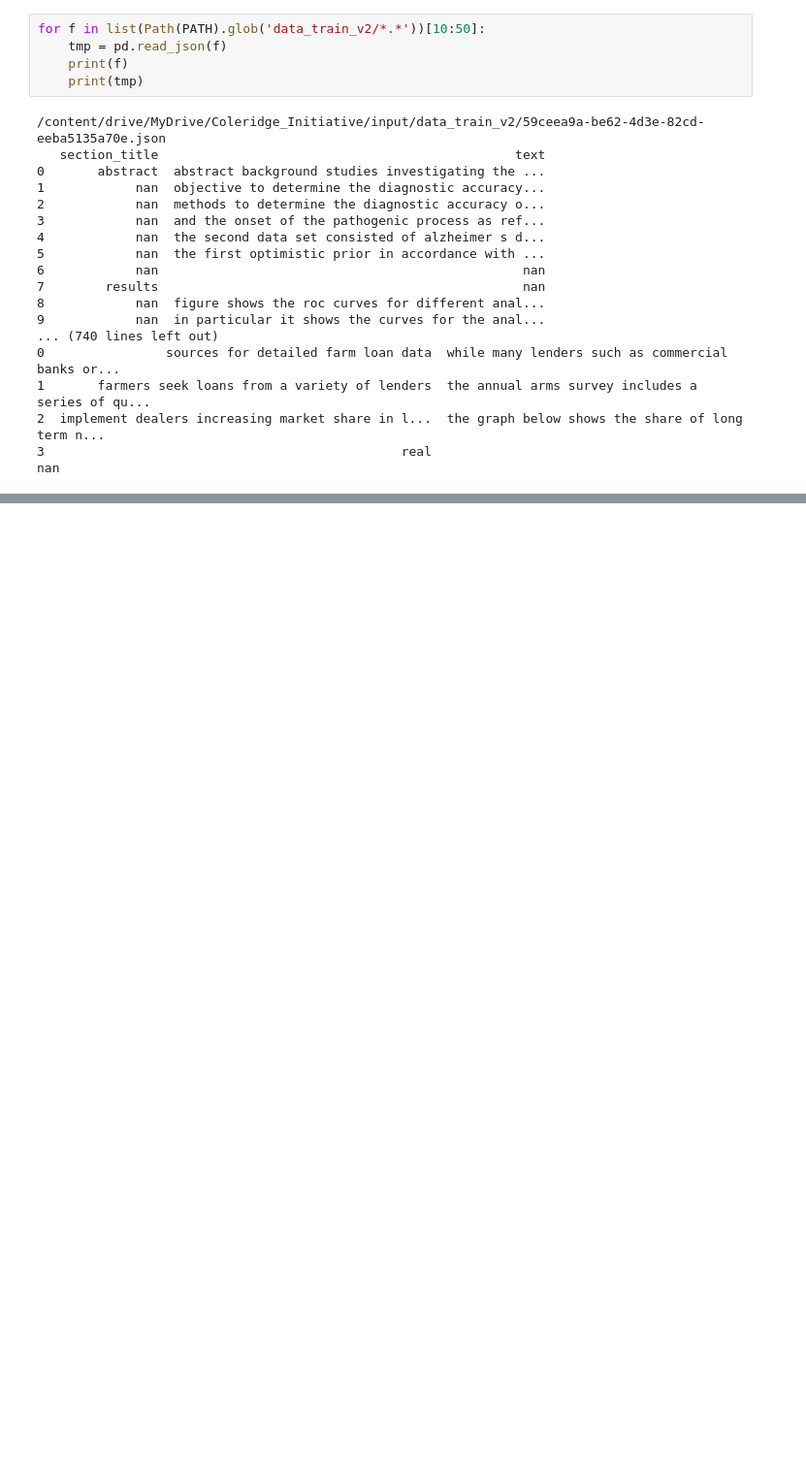
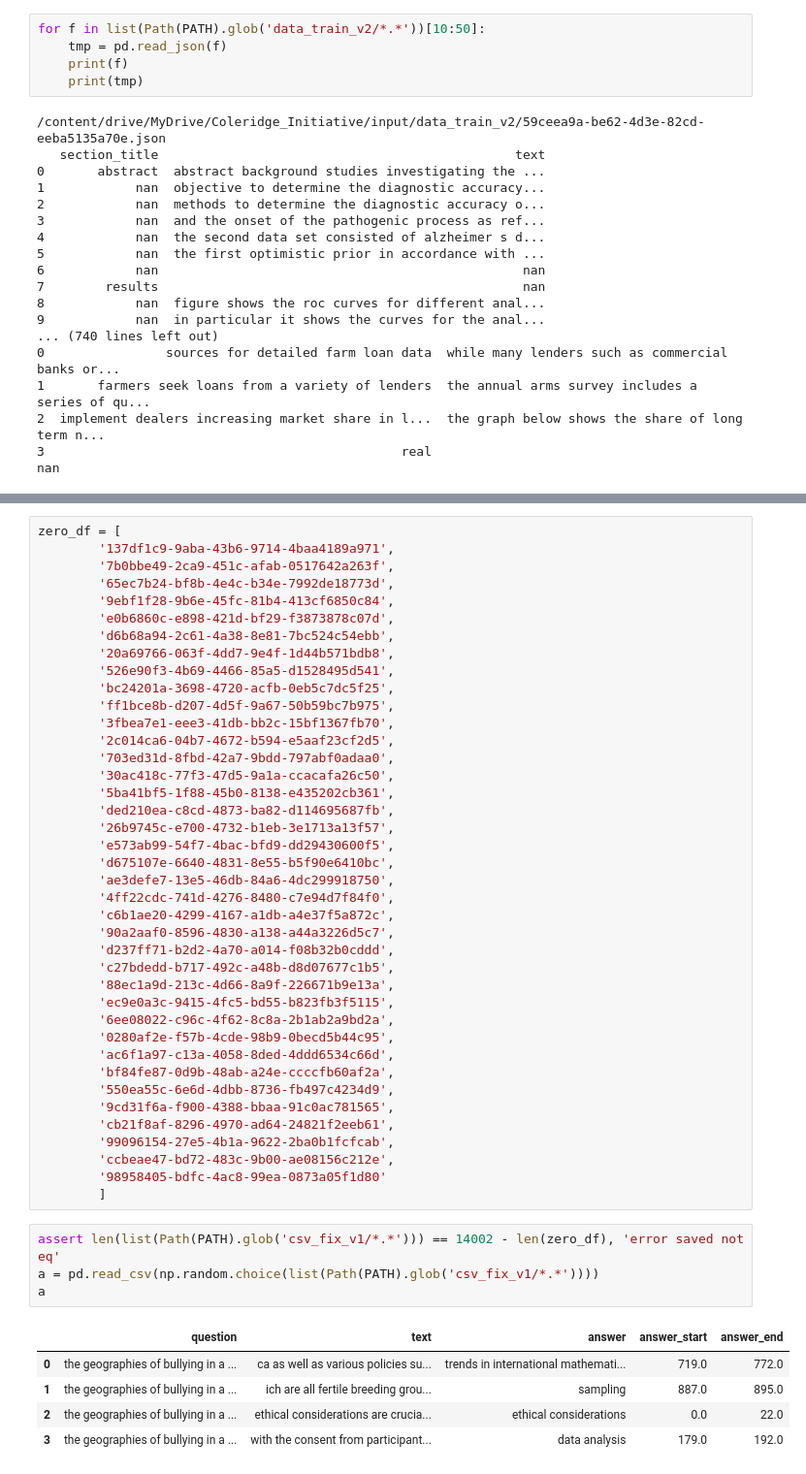
Before and after one commit to beifa/Coleridge_Initiative, a Jupyter notebook: notebook/preprocessing_data.ipynb, the cells around one changed output, grey strips where cells are left out. Shown at 97% size. Saved outputs shown, nothing was run; the diff lists cells and outputs as text; blank space fills up the shorter version.

Commit message:
saved to csv data

```diff
--- a/notebook/preprocessing_data.ipynb
+++ b/notebook/preprocessing_data.ipynb
@@ -400,0 +532,50 @@ for f in list(Path(PATH).glob('data_train_v2/*.*'))[10:50]:
+# %%
+zero_df = [
+        '137df1c9-9aba-43b6-9714-4baa4189a971',
+        '7b0bbe49-2ca9-451c-afab-0517642a263f',
+        '65ec7b24-bf8b-4e4c-b34e-7992de18773d',
+        '9ebf1f28-9b6e-45fc-81b4-413cf6850c84',
+        'e0b6860c-e898-421d-bf29-f3873878c07d',
+        'd6b68a94-2c61-4a38-8e81-7bc524c54ebb',
+        '20a69766-063f-4dd7-9e4f-1d44b571bdb8',
+        '526e90f3-4b69-4466-85a5-d1528495d541',
+        'bc24201a-3698-4720-acfb-0eb5c7dc5f25',
+        'ff1bce8b-d207-4d5f-9a67-50b59bc7b975',
+        '3fbea7e1-eee3-41db-bb2c-15bf1367fb70',
+        '2c014ca6-04b7-4672-b594-e5aaf23cf2d5',
+        '703ed31d-8fbd-42a7-9bdd-797abf0adaa0',
+        '30ac418c-77f3-47d5-9a1a-ccacafa26c50',
+        '5ba41bf5-1f88-45b0-8138-e435202cb361',
+        'ded210ea-c8cd-4873-ba82-d114695687fb',
+        '26b9745c-e700-4732-b1eb-3e1713a13f57',
+        'e573ab99-54f7-4bac-bfd9-dd29430600f5',
+        'd675107e-6640-4831-8e55-b5f90e6410bc',
+        'ae3defe7-13e5-46db-84a6-4dc299918750',
+        '4ff22cdc-741d-4276-8480-c7e94d7f84f0',
+        'c6b1ae20-4299-4167-a1db-a4e37f5a872c',
+        '90a2aaf0-8596-4830-a138-a44a3226d5c7',
+        'd237ff71-b2d2-4a70-a014-f08b32b0cddd',
+        'c27bdedd-b717-492c-a48b-d8d07677c1b5',
+        '88ec1a9d-213c-4d66-8a9f-226671b9e13a',
+        'ec9e0a3c-9415-4fc5-bd55-b823fb3f5115',
+        '6ee08022-c96c-4f62-8c8a-2b1ab2a9bd2a',
+        '0280af2e-f57b-4cde-98b9-0becd5b44c95',
+        'ac6f1a97-c13a-4058-8ded-4ddd6534c66d',
+        'bf84fe87-0d9b-48ab-a24e-ccccfb60af2a',
+        '550ea55c-6e6d-4dbb-8736-fb497c4234d9',
+        '9cd31f6a-f900-4388-bbaa-91c0ac781565',
+        'cb21f8af-8296-4970-ad64-24821f2eeb61',
+        '99096154-27e5-4b1a-9622-2ba0b1fcfcab',
+        'ccbeae47-bd72-483c-9b00-ae08156c212e',
+        '98958405-bdfc-4ac8-99ea-0873a05f1d80'
+        ]
+# %%
+assert len(list(Path(PATH).glob('csv_fix_v1/*.*'))) == 14002 - len(zero_df), 'error saved not eq'
+a = pd.read_csv(np.random.choice(list(Path(PATH).glob('csv_fix_v1/*.*'))))
+a
+# %% [output]
+|  | question | text | answer | answer_start | answer_end |
+| 0 | the geographies of bullying in a ... | ca as well as various policies su... | trends in international mathemati... | 719.0 | 772.0 |
+| 1 | the geographies of bullying in a ... | ich are all fertile breeding grou... | sampling | 887.0 | 895.0 |
+| 2 | the geographies of bullying in a ... | ethical considerations are crucia... | ethical considerations | 0.0 | 22.0 |
+| 3 | the geographies of bullying in a ... | with the consent from participant... | data analysis | 179.0 | 192.0 |
```
Also changed, not shown: parts of 6 cells of this notebook.
